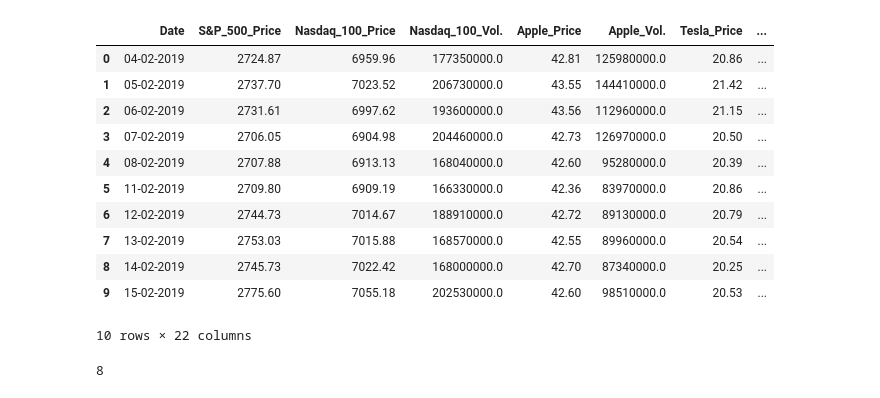
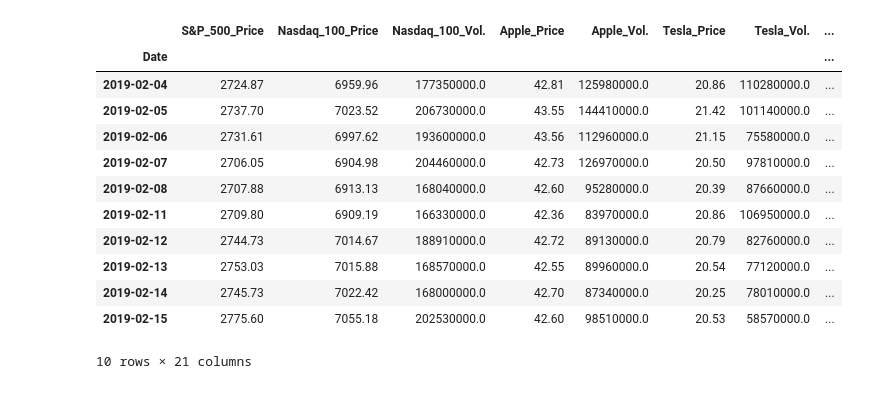
Before and after one commit to noskaiser2310/FDS-PJ1, a Jupyter notebook: FDS-Project 1/GroupStock.ipynb, the cells around one changed output. Cells and saved outputs as stored; diff of their text form; code cells hidden in the pictures.

```diff
--- a/FDS-Project 1/GroupStock.ipynb
+++ b/FDS-Project 1/GroupStock.ipynb
@@ -7,16 +8,19 @@ import scipy as sp
 # %%
-df = pd.read_csv("Group Stock.csv" ,index_col=0)
+
+df = pd.read_csv("Group Stock.csv" ,index_col='Date')
+df = df.drop(columns=["Unnamed: 0"])
 df.head(10)
 # %% [output]
-|  | Date | S&P_500_Price | Nasdaq_100_Price | Nasdaq_100_Vol. | Apple_Price | Apple_Vol. | Tesla_Price | ... |
-| 0 | 04-02-2019 | 2724.87 | 6959.96 | 177350000.0 | 42.81 | 125980000.0 | 20.86 | ... |
-| 1 | 05-02-2019 | 2737.70 | 7023.52 | 206730000.0 | 43.55 | 144410000.0 | 21.42 | ... |
-| 2 | 06-02-2019 | 2731.61 | 6997.62 | 193600000.0 | 43.56 | 112960000.0 | 21.15 | ... |
-| 3 | 07-02-2019 | 2706.05 | 6904.98 | 204460000.0 | 42.73 | 126970000.0 | 20.50 | ... |
-| 4 | 08-02-2019 | 2707.88 | 6913.13 | 168040000.0 | 42.60 | 95280000.0 | 20.39 | ... |
-| 5 | 11-02-2019 | 2709.80 | 6909.19 | 166330000.0 | 42.36 | 83970000.0 | 20.86 | ... |
-| 6 | 12-02-2019 | 2744.73 | 7014.67 | 188910000.0 | 42.72 | 89130000.0 | 20.79 | ... |
-| 7 | 13-02-2019 | 2753.03 | 7015.88 | 168570000.0 | 42.55 | 89960000.0 | 20.54 | ... |
-| 8 | 14-02-2019 | 2745.73 | 7022.42 | 168000000.0 | 42.70 | 87340000.0 | 20.25 | ... |
-| 9 | 15-02-2019 | 2775.60 | 7055.18 | 202530000.0 | 42.60 | 98510000.0 | 20.53 | ... |
+|  | S&P_500_Price | Nasdaq_100_Price | Nasdaq_100_Vol. | Apple_Price | Apple_Vol. | Tesla_Price | Tesla_Vol. | ... |
+| Date |  |  |  |  |  |  |  | ... |
+| 2019-02-04 | 2724.87 | 6959.96 | 177350000.0 | 42.81 | 125980000.0 | 20.86 | 110280000.0 | ... |
+| 2019-02-05 | 2737.70 | 7023.52 | 206730000.0 | 43.55 | 144410000.0 | 21.42 | 101140000.0 | ... |
+| 2019-02-06 | 2731.61 | 6997.62 | 193600000.0 | 43.56 | 112960000.0 | 21.15 | 75580000.0 | ... |
+| 2019-02-07 | 2706.05 | 6904.98 | 204460000.0 | 42.73 | 126970000.0 | 20.50 | 97810000.0 | ... |
+| 2019-02-08 | 2707.88 | 6913.13 | 168040000.0 | 42.60 | 95280000.0 | 20.39 | 87660000.0 | ... |
+| 2019-02-11 | 2709.80 | 6909.19 | 166330000.0 | 42.36 | 83970000.0 | 20.86 | 106950000.0 | ... |
+| 2019-02-12 | 2744.73 | 7014.67 | 188910000.0 | 42.72 | 89130000.0 | 20.79 | 82760000.0 | ... |
+| 2019-02-13 | 2753.03 | 7015.88 | 168570000.0 | 42.55 | 89960000.0 | 20.54 | 77120000.0 | ... |
+| 2019-02-14 | 2745.73 | 7022.42 | 168000000.0 | 42.70 | 87340000.0 | 20.25 | 78010000.0 | ... |
+| 2019-02-15 | 2775.60 | 7055.18 | 202530000.0 | 42.60 | 98510000.0 | 20.53 | 58570000.0 | ... |
-10 rows × 22 columns
+10 rows × 21 columns
@@ -29,10 +28,6 @@ df = df.reset_index(drop=True)
 columns = df.columns
 price = [col for col in columns if 'Price' in col]
 volume = [col for col in columns if 'Vol.' in col]
-# %%
-len(volume)
-# %% [output]
-8
 # %%
 simple_return = [x.replace('Price', 'Simple_return') for x in price]
 df[simple_return] = df[price].pct_change() * 100
```
Also changed, not shown: parts of 18 cells of this notebook, 10 other files.
